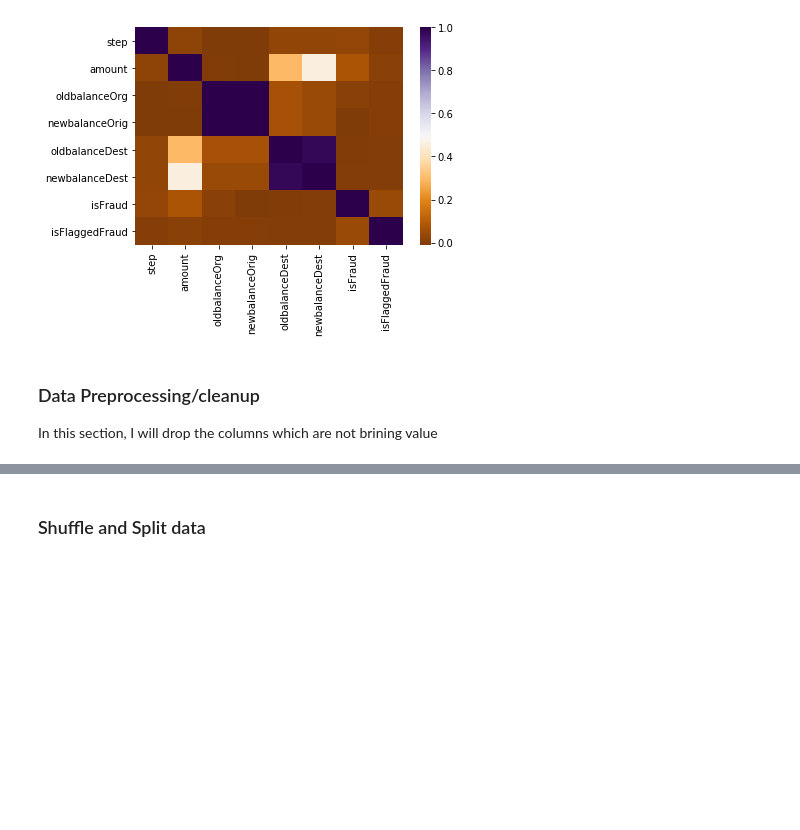
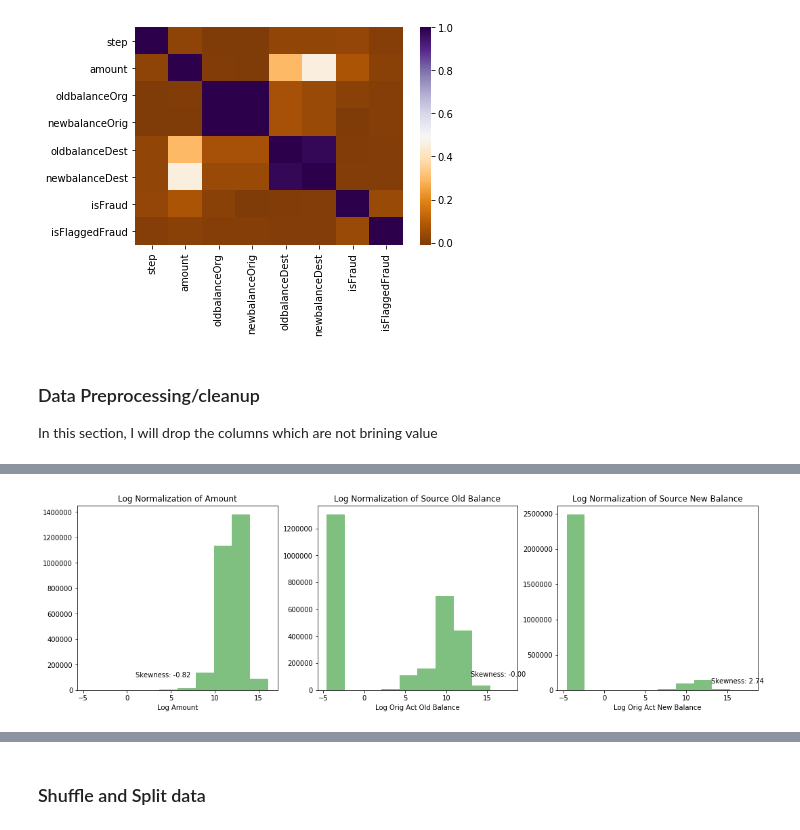
Before and after one commit to venkat998899/machine-learning, a Jupyter notebook: projects/capstone/payments_fraud.ipynb, the cells around one changed output, grey strips where cells are left out. Cells and saved outputs as stored; diff of their text form; code cells hidden in the pictures; blank space fills up the shorter version.

```diff
--- a/projects/capstone/payments_fraud.ipynb
+++ b/projects/capstone/payments_fraud.ipynb
@@ -408,0 +441,24 @@ memory usage: 168.7 MB
+# %%
+
+figure = plt.figure(figsize=(18, 5))
+figure.add_subplot(131)
+plt.hist(df_transfer_cashout2['amount_norm'], facecolor = 'green', alpha=0.5)
+plt.xlabel("Log Amount")
+plt.title("Log Normalization of Amount")
+plt.text(1, 100000, "Skewness: {0:.2f}".format(skew(df_transfer_cashout2['amount_norm'])))
+
+figure.add_subplot(132)
+plt.hist(df_transfer_cashout2['oldbalanceOrg_norm'], facecolor = 'green', alpha=0.5)
+plt.xlabel("Log Orig Act Old Balance")
+plt.title("Log Normalization of Source Old Balance")
+plt.text(13, 100000, "Skewness: {0:.2f}".format(skew(df_transfer_cashout2['oldbalanceOrg_norm'])))
+
+figure.add_subplot(133)
+plt.hist(df_transfer_cashout2['newbalanceOrig_norm'], facecolor = 'green', alpha=0.5)
+plt.xlabel("Log Orig Act New Balance")
+plt.title("Log Normalization of Source New Balance")
+plt.text(13, 100000, "Skewness: {0:.2f}".format(skew(df_transfer_cashout2['newbalanceOrig_norm'])))
+
+plt.show()
+# %% [output]
+[figure, added]
```
Also changed, not shown: parts of 21 cells of this notebook.
